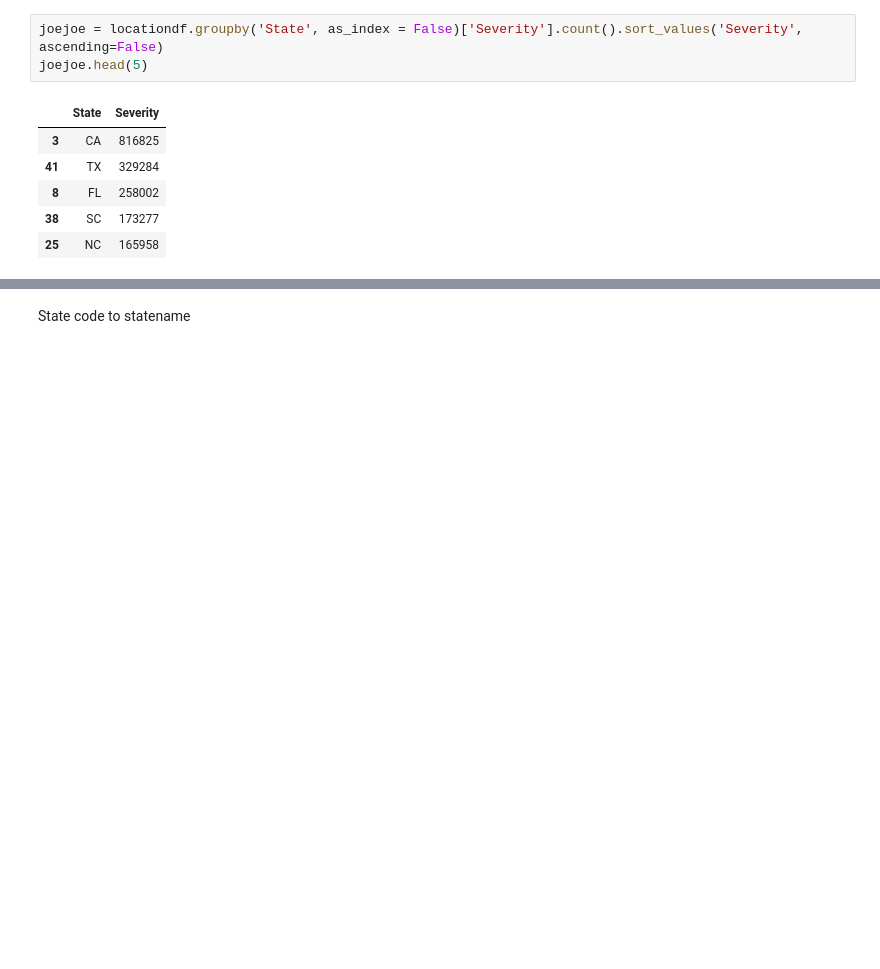
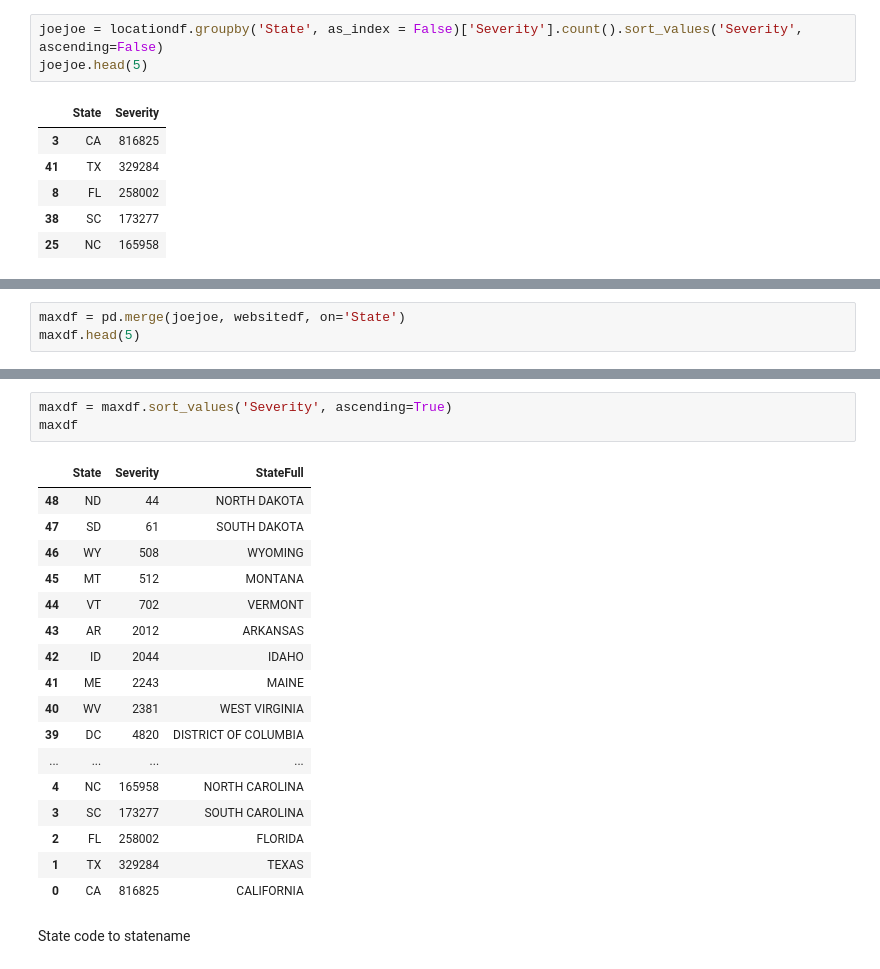
Before and after one commit to maxvangalen/WT-Data, a Jupyter notebook: DataAnalysisMax.ipynb, the cells around one changed output, grey strips where cells are left out. Drawn from its saved outputs; the diff is of its cells as text; blank space fills up the shorter version.

```diff
--- a/DataAnalysisMax.ipynb
+++ b/DataAnalysisMax.ipynb
@@ -379,0 +380,3 @@ sb.set(rc={'figure.figsize':(11.70,8.27)})
+# %%
+maxdf = pd.merge(joejoe, websitedf, on='State')
+maxdf.head(5)
@@ -380,3 +390,24 @@ sb.set(rc={'figure.figsize':(11.70,8.27)})
+# %%
+maxdf = maxdf.sort_values('Severity', ascending=True)
+maxdf
+# %% [output]
+|  | State | Severity | StateFull |
+| 48 | ND | 44 | NORTH DAKOTA |
+| 47 | SD | 61 | SOUTH DAKOTA |
+| 46 | WY | 508 | WYOMING |
+| 45 | MT | 512 | MONTANA |
+| 44 | VT | 702 | VERMONT |
+| 43 | AR | 2012 | ARKANSAS |
+| 42 | ID | 2044 | IDAHO |
+| 41 | ME | 2243 | MAINE |
+| 40 | WV | 2381 | WEST VIRGINIA |
+| 39 | DC | 4820 | DISTRICT OF COLUMBIA |
+| ... | ... | ... | ... |
+| 4 | NC | 165958 | NORTH CAROLINA |
+| 3 | SC | 173277 | SOUTH CAROLINA |
+| 2 | FL | 258002 | FLORIDA |
+| 1 | TX | 329284 | TEXAS |
+| 0 | CA | 816825 | CALIFORNIA |
 # %% [markdown]
 State code to statename
 # %%
```
Also changed, not shown: parts of 11 cells of this notebook, 2 other files.
